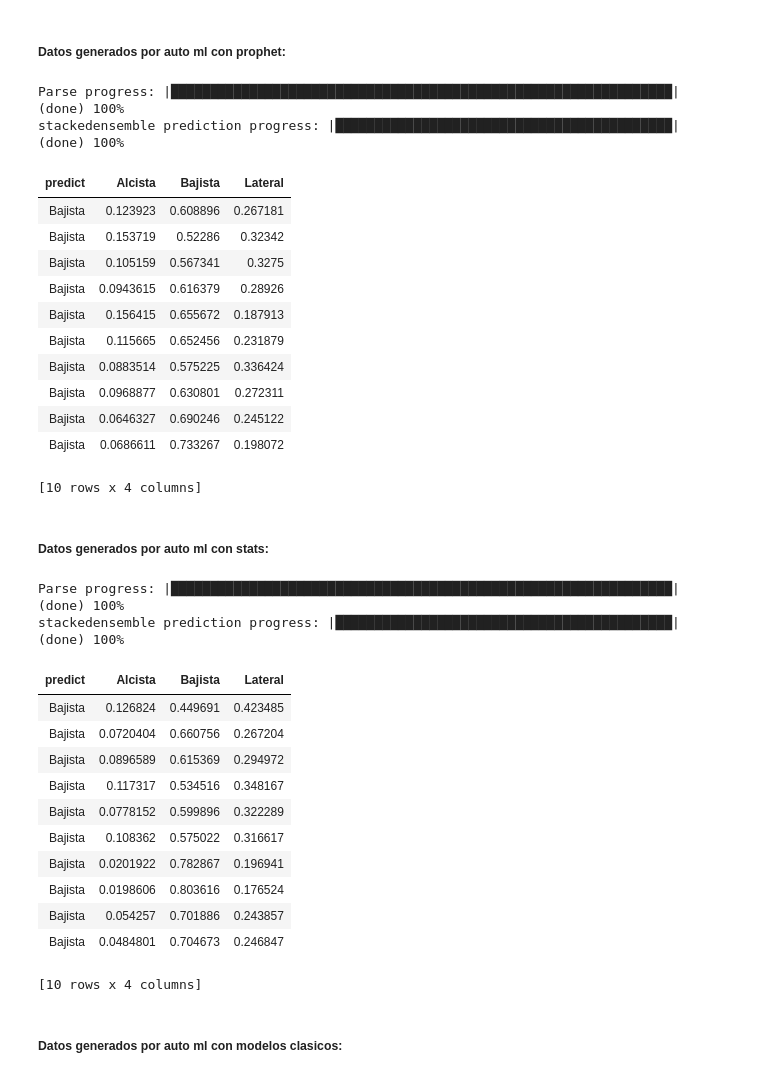
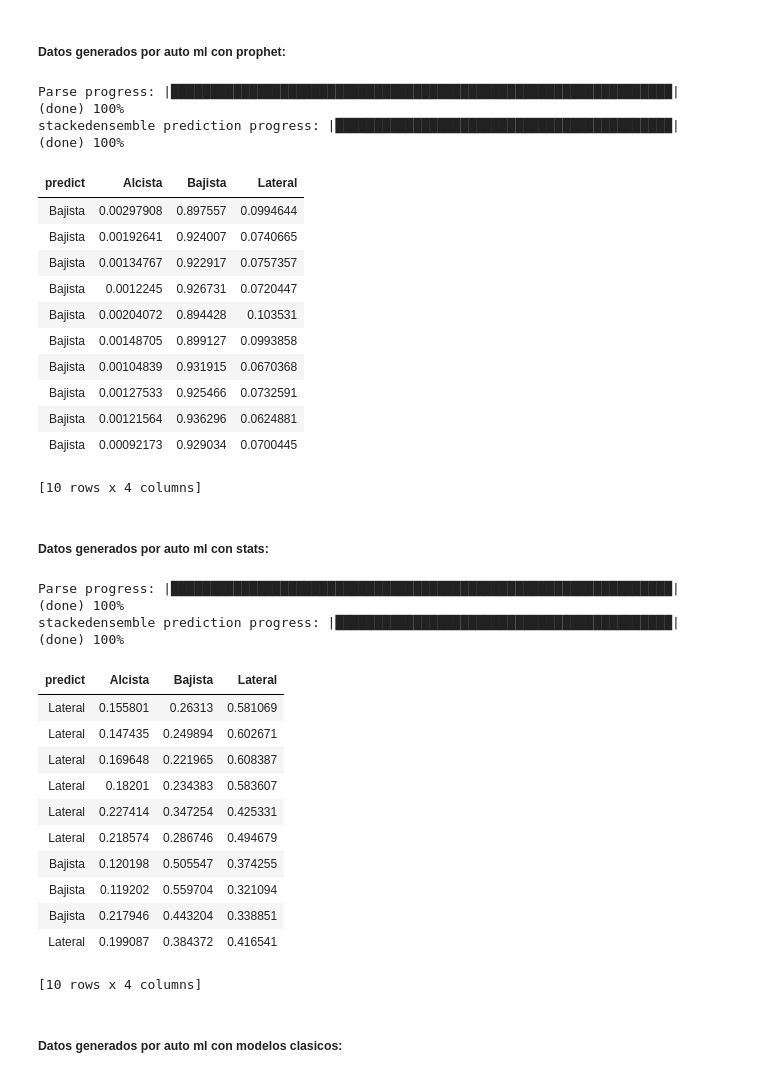
Before and after one commit to marianoMarchetta1/Tesis-2024, a Jupyter notebook: models/auto_ml_classifier.ipynb, the cells around one changed output. Drawn from its saved outputs; the diff is of its cells as text; code cells hidden in the pictures.

```diff
--- a/models/auto_ml_classifier.ipynb
+++ b/models/auto_ml_classifier.ipynb
@@ -38,7 +38,7 @@ pd.set_option('display.float_format', lambda x: '%.2f' % x)
 pd.set_option('display.max_columns', None)
 # %%
 columns = [
-    'Open_time',
+    # 'Open_time',
     'Open',
     'High',
     'Low',
@@ -75,7 +75,7 @@ columns = [
 # %%
 complete_dataset = pd.read_csv('/Users/mmarchetta/Desktop/Tesis-2024/data-visualization/final_dataset.csv')
 classifier_dataset = complete_dataset[columns]
-classifier_dataset['Open_time'] = pd.to_datetime(classifier_dataset['Open_time'])
+# classifier_dataset['Open_time'] = pd.to_datetime(classifier_dataset['Open_time'])
 classifier_dataset['Tendencia'] = complete_dataset['Tendencia']
 
 clasifier_validation = classifier_dataset[-10:]
@@ -235,7 +229,7 @@ stackedensemble prediction progress: |██████████████
 ##### Datos generados por auto ml con prophet:
 # %%
 auto_ml_prophet_df = pd.read_csv('auto_timeseries_models_prophet/predicciones.csv')
-h2o_prophet_df = h2o.H2OFrame(auto_ml_prophet_df)
+h2o_prophet_df = h2o.H2OFrame(auto_ml_prophet_df.drop(columns=["Open_time"]))
 auto_mp_prophet_predictions = stack_models[0].predict(h2o_prophet_df)
 
 display(auto_mp_prophet_predictions)
@@ -243,39 +237,39 @@ display(auto_mp_prophet_predictions)
 Parse progress: |████████████████████████████████████████████████████████████████| (done) 100%
 stackedensemble prediction progress: |███████████████████████████████████████████| (done) 100%
 | predict | Alcista | Bajista | Lateral |
-| Bajista | 0.123923 | 0.608896 | 0.267181 |
-| Bajista | 0.153719 | 0.52286 | 0.32342 |
-| Bajista | 0.105159 | 0.567341 | 0.3275 |
-| Bajista | 0.0943615 | 0.616379 | 0.28926 |
-| Bajista | 0.156415 | 0.655672 | 0.187913 |
-| Bajista | 0.115665 | 0.652456 | 0.231879 |
-| Bajista | 0.0883514 | 0.575225 | 0.336424 |
-| Bajista | 0.0968877 | 0.630801 | 0.272311 |
-| Bajista | 0.0646327 | 0.690246 | 0.245122 |
-| Bajista | 0.0686611 | 0.733267 | 0.198072 |
+| Bajista | 0.00297908 | 0.897557 | 0.0994644 |
+| Bajista | 0.00192641 | 0.924007 | 0.0740665 |
+| Bajista | 0.00134767 | 0.922917 | 0.0757357 |
+| Bajista | 0.0012245 | 0.926731 | 0.0720447 |
+| Bajista | 0.00204072 | 0.894428 | 0.103531 |
+| Bajista | 0.00148705 | 0.899127 | 0.0993858 |
+| Bajista | 0.00104839 | 0.931915 | 0.0670368 |
+| Bajista | 0.00127533 | 0.925466 | 0.0732591 |
+| Bajista | 0.00121564 | 0.936296 | 0.0624881 |
+| Bajista | 0.00092173 | 0.929034 | 0.0700445 |
 [10 rows x 4 columns]
 # %% [markdown]
 ##### Datos generados por auto ml con stats:
 # %%
 auto_ml_stats_df = pd.read_csv('auto_timeseries_models/predicciones.csv')
-h2o_stats_df = h2o.H2OFrame(auto_ml_stats_df)
+h2o_stats_df = h2o.H2OFrame(auto_ml_stats_df.drop(columns=["Open_time"]))
 auto_mp_stats_predictions = stack_models[1].predict(h2o_stats_df)
 
 display(auto_mp_stats_predictions)
 # %% [output]
 Parse progress: |████████████████████████████████████████████████████████████████| (done) 100%
 stackedensemble prediction progress: |███████████████████████████████████████████| (done) 100%
 | predict | Alcista | Bajista | Lateral |
-| Bajista | 0.126824 | 0.449691 | 0.423485 |
-| Bajista | 0.0720404 | 0.660756 | 0.267204 |
-| Bajista | 0.0896589 | 0.615369 | 0.294972 |
-| Bajista | 0.117317 | 0.534516 | 0.348167 |
-| Bajista | 0.0778152 | 0.599896 | 0.322289 |
-| Bajista | 0.108362 | 0.575022 | 0.316617 |
-| Bajista | 0.0201922 | 0.782867 | 0.196941 |
-| Bajista | 0.0198606 | 0.803616 | 0.176524 |
-| Bajista | 0.054257 | 0.701886 | 0.243857 |
-| Bajista | 0.0484801 | 0.704673 | 0.246847 |
+| Lateral | 0.155801 | 0.26313 | 0.581069 |
+| Lateral | 0.147435 | 0.249894 | 0.602671 |
+| Lateral | 0.169648 | 0.221965 | 0.608387 |
+| Lateral | 0.18201 | 0.234383 | 0.583607 |
+| Lateral | 0.227414 | 0.347254 | 0.425331 |
+| Lateral | 0.218574 | 0.286746 | 0.494679 |
+| Bajista | 0.120198 | 0.505547 | 0.374255 |
+| Bajista | 0.119202 | 0.559704 | 0.321094 |
+| Bajista | 0.217946 | 0.443204 | 0.338851 |
+| Lateral | 0.199087 | 0.384372 | 0.416541 |
 [10 rows x 4 columns]
 # %% [markdown]
 ##### Datos generados por auto ml con modelos clasicos:
```
Also changed, not shown: parts of 10 cells of this notebook, 9 other files.
